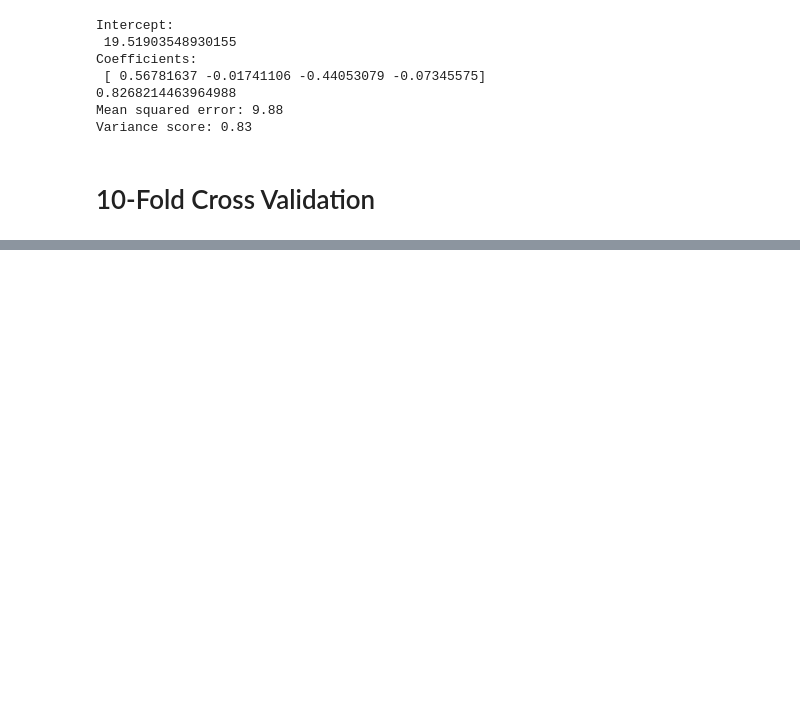
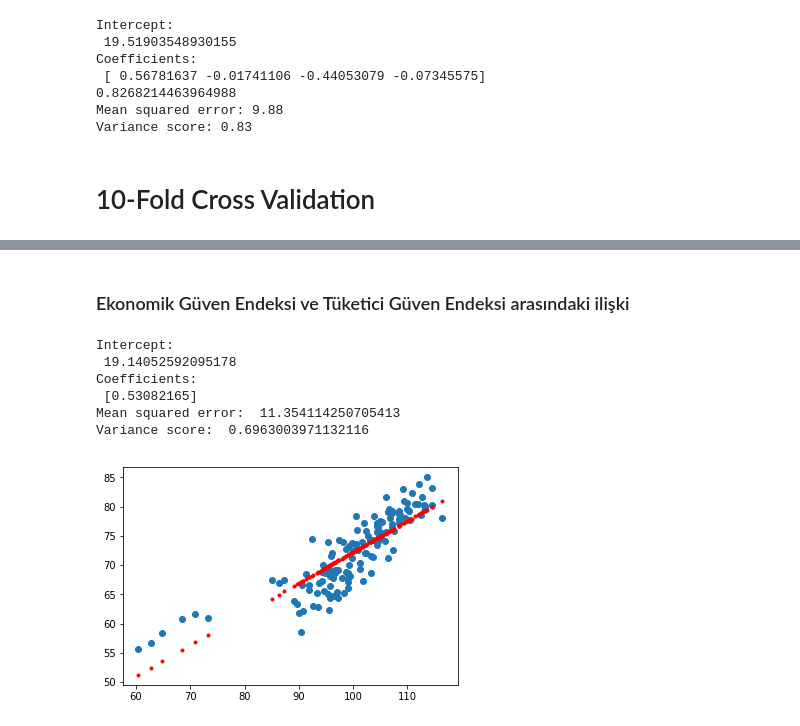
Before and after one commit to beratgumus/ConsumerConfidenceIndexEstimation, a Jupyter notebook: Proje2.ipynb, the cells around one changed output, grey strips where cells are left out. Drawn from its saved outputs; the diff is of its cells as text; code cells hidden in the pictures; blank space fills up the shorter version.

```diff
--- a/Proje2.ipynb
+++ b/Proje2.ipynb
@@ -209,0 +263,17 @@ Variance score:  0.7084145091850577
+# %% [markdown]
+### Ekonomik Güven Endeksi ve Tüketici Güven Endeksi arasındaki ilişki
+# %%
+# ege-tge
+ege_tge, error, score = create_model(df=merged, x_indices=[0], y_index=4)
+
+print_model_info(ege_tge, error, score)
+
+plot_model(df=merged, model=ege_tge, x_indices=[0], y_index=4)
+# %% [output]
+Intercept:
+ 19.14052592095178
+Coefficients:
+ [0.53082165]
+Mean squared error:  11.354114250705413
+Variance score:  0.6963003971132116
+[figure, added]
```
Also changed, not shown: parts of 6 cells of this notebook.
